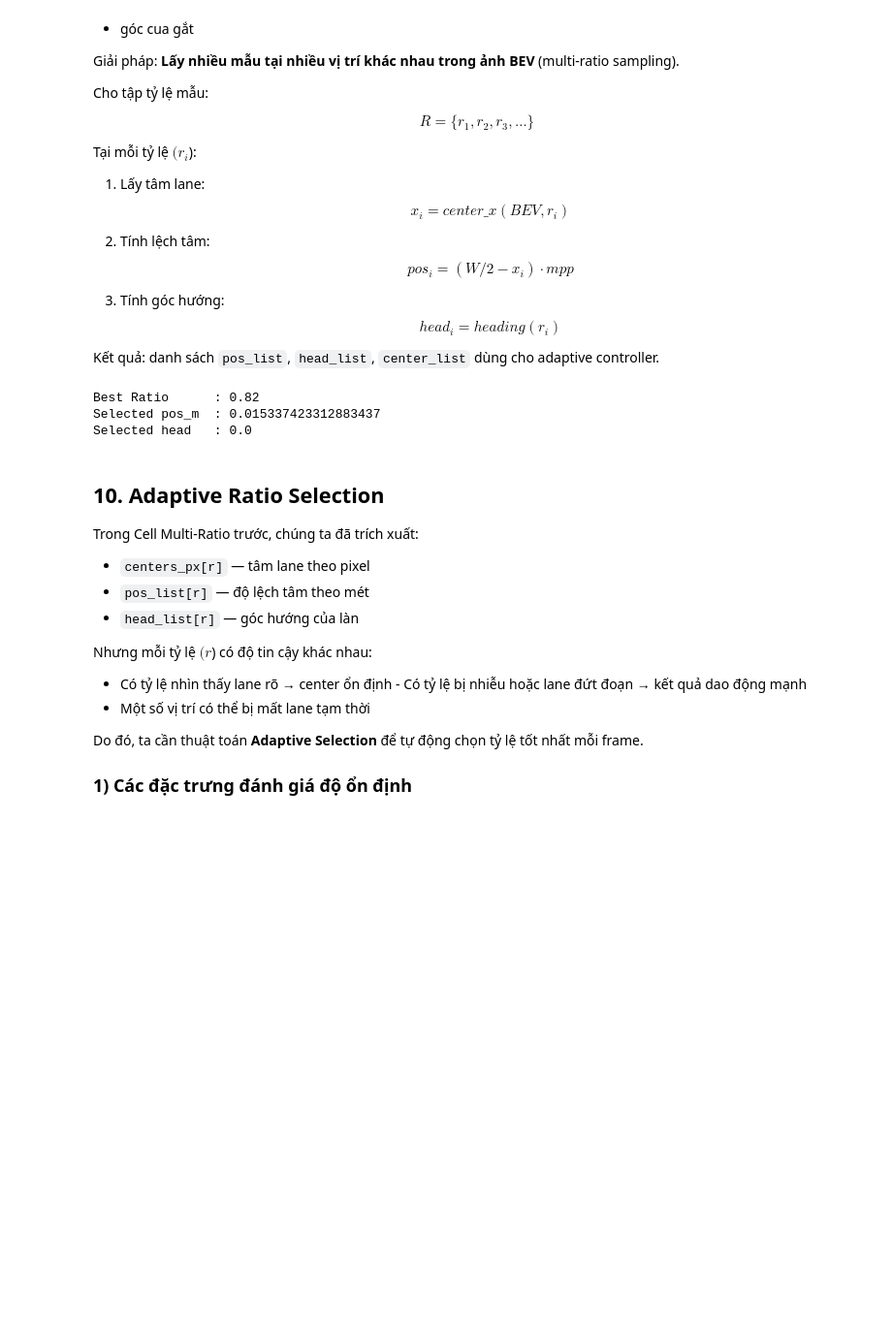
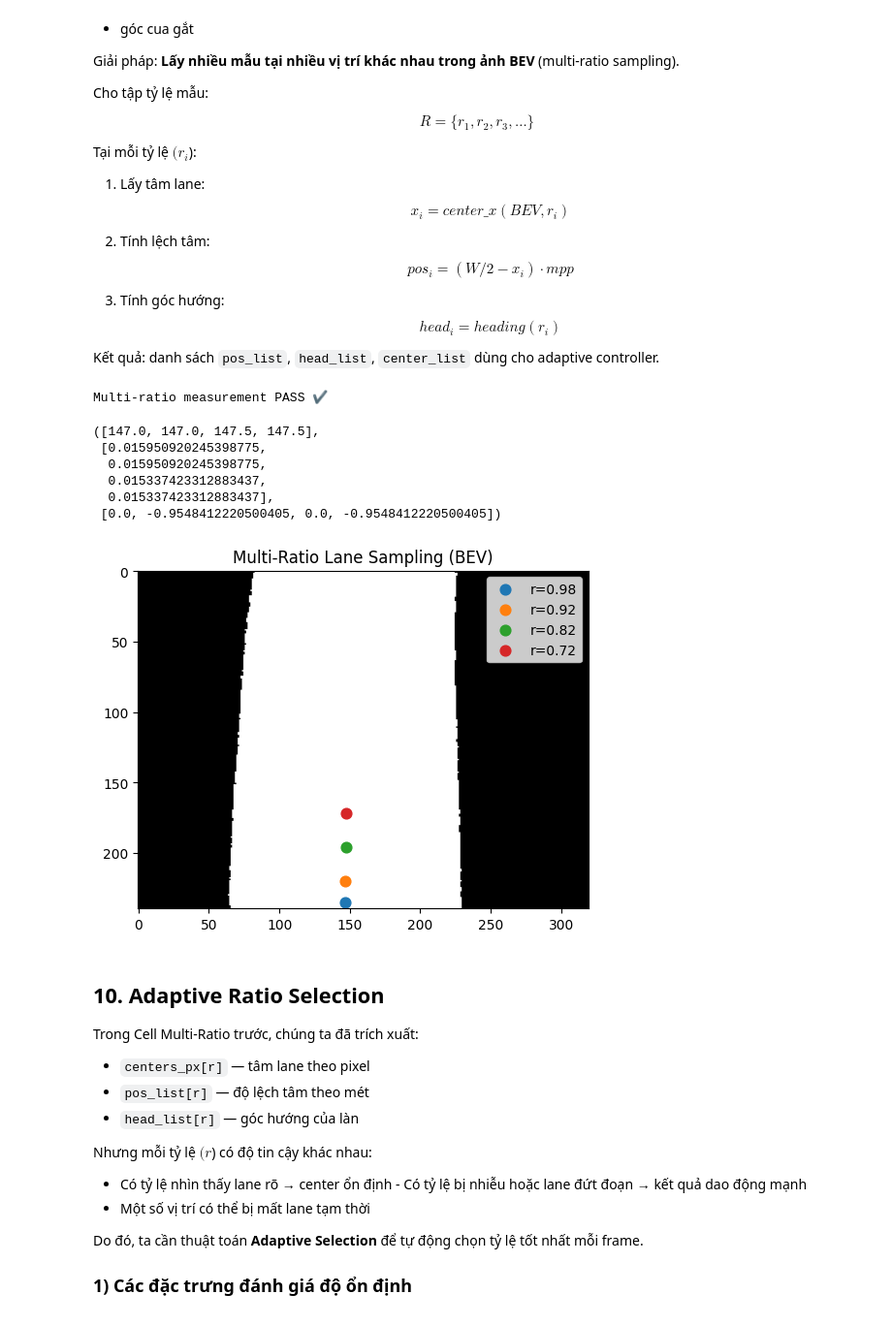
Before and after one commit to duongnd12102003/AutoCar-LaneKeeping, a Jupyter notebook: Lab/Chapter_3_Geometry Estimation _ Control/Lab3.1/Lab3.1_vn_Solve.ipynb, the cells around one changed output. Shown at 97% size. Cells and saved outputs as stored; diff of their text form; code cells hidden in the pictures; blank space fills up the shorter version.

```diff
--- a/Lab/Chapter_3_Geometry Estimation _ Control/Lab3.1/Lab3.1_vn_Solve.ipynb
+++ b/Lab/Chapter_3_Geometry Estimation _ Control/Lab3.1/Lab3.1_vn_Solve.ipynb
@@ -258,13 +273,40 @@ def select_best_ratio(pos_list, head_list, ratios):
 # %%
-best_idx = select_best_ratio(pos_list, head_list, ratios)
+ratios = [0.98, 0.92, 0.82, 0.72]
 
-print("Best Ratio      :", ratios[best_idx])
-print("Selected pos_m  :", pos_list[best_idx])
-print("Selected head   :", head_list[best_idx])
+centers_px, pos_list, head_list = multi_ratio_measure(
+    bev, ratios=ratios, dy_px=30, lane_width_m=0.20
+)
+
+assert len(centers_px) == len(ratios)
+assert len(pos_list)   == len(ratios)
+assert len(head_list)  == len(ratios)
+
+print("Multi-ratio measurement PASS ✔")
+centers_px, pos_list, head_list
 # %% [output]
-Best Ratio      : 0.82
-Selected pos_m  : 0.015337423312883437
-Selected head   : 0.0
+Multi-ratio measurement PASS ✔
+([147.0, 147.0, 147.5, 147.5],
+ [0.015950920245398775,
+  0.015950920245398775,
+  0.015337423312883437,
+  0.015337423312883437],
+ [0.0, -0.9548412220500405, 0.0, -0.9548412220500405])
+# %%
+H = bev.shape[0]
+
+plt.figure(figsize=(6,6))
+plt.imshow(bev * 255, cmap="gray", origin="upper")
+
+for i, cx in enumerate(centers_px):
+    if not np.isnan(cx):
+        y = int(ratios[i] * H)
+        plt.scatter(cx, y, s=60, label=f"r={ratios[i]:.2f}")
+
+plt.title("Multi-Ratio Lane Sampling (BEV)")
+plt.legend()
+plt.show()
+# %% [output]
+[figure, added]
 # %% [markdown]
 ## 10. Adaptive Ratio Selection
 
```
Also changed, not shown: parts of 8 cells of this notebook, 3 other files.
